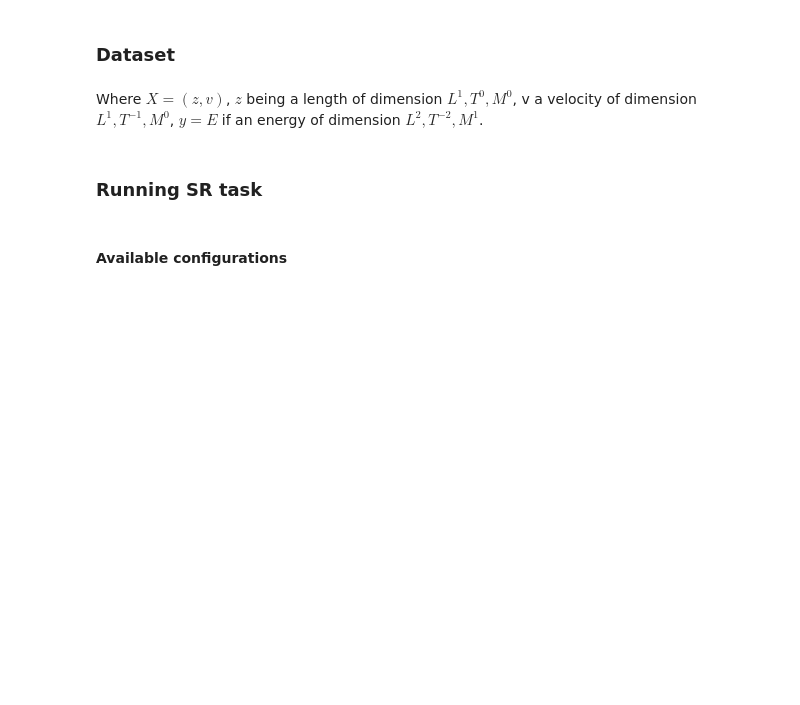
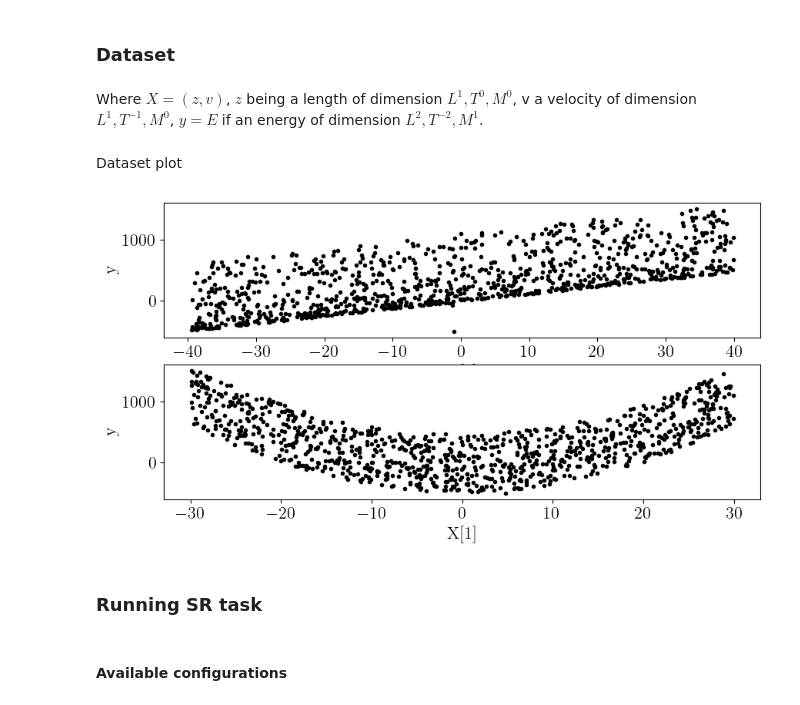
Before and after one commit to WassimTenachi/PhySO, a Jupyter notebook: demo/demo_quick_sr.ipynb, the cells around one changed output. Cells and saved outputs as stored; diff of their text form; code cells hidden in the pictures; blank space fills up the shorter version.

Commit message:
dataset plot

```diff
--- a/demo/demo_quick_sr.ipynb
+++ b/demo/demo_quick_sr.ipynb
@@ -16,5 +17,18 @@ y = 1.234*9.807*z + 1.234*v**2
 # %% [markdown]
 Where $X=(z,v)$, $z$ being a length of dimension $L^{1}, T^{0}, M^{0}$, v a velocity of dimension $L^{1}, T^{-1}, M^{0}$, $y=E$ if an energy of dimension $L^{2}, T^{-2}, M^{1}$.
+# %% [markdown]
+Dataset plot
+# %%
+n_dim = X.shape[0]
+fig, ax = plt.subplots(n_dim, 1, figsize=(10,5))
+for i in range (n_dim):
+    curr_ax = ax if n_dim==1 else ax[i]
+    curr_ax.plot(X[i], y, 'k.',)
+    curr_ax.set_xlabel("X[%i]"%(i))
+    curr_ax.set_ylabel("y")
+plt.show()
+# %% [output]
+[figure, added]
 # %% [markdown]
 ### Running SR task
 # %% [markdown]
```
Also changed, not shown: parts of 3 cells of this notebook.
